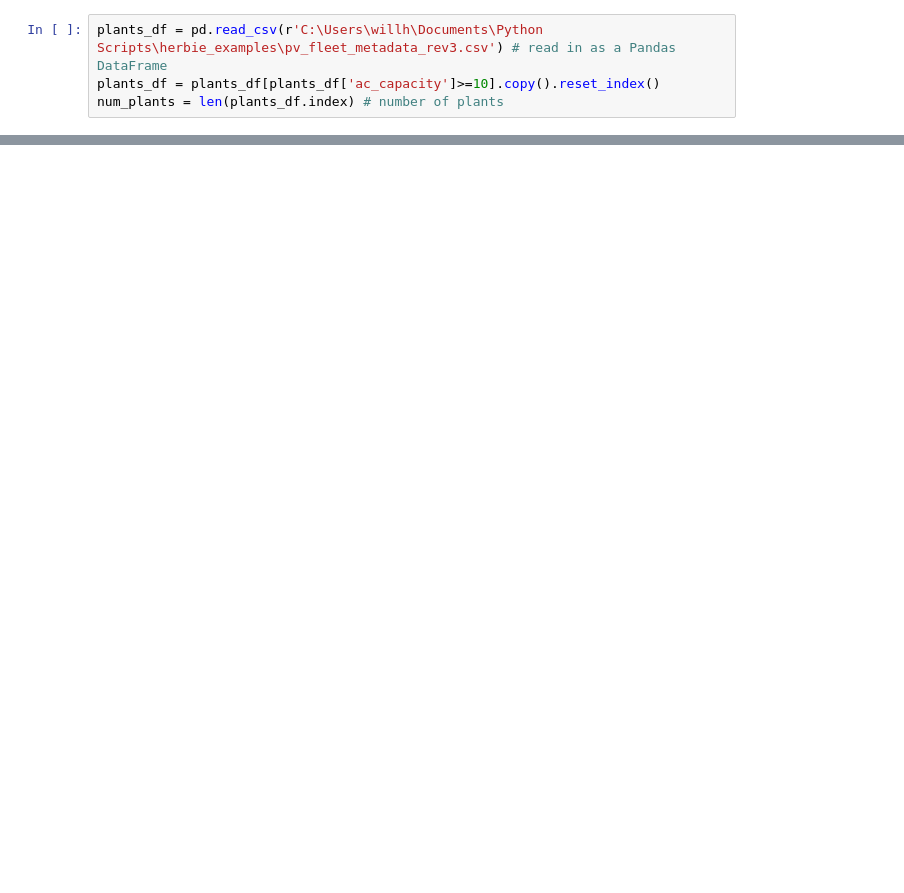
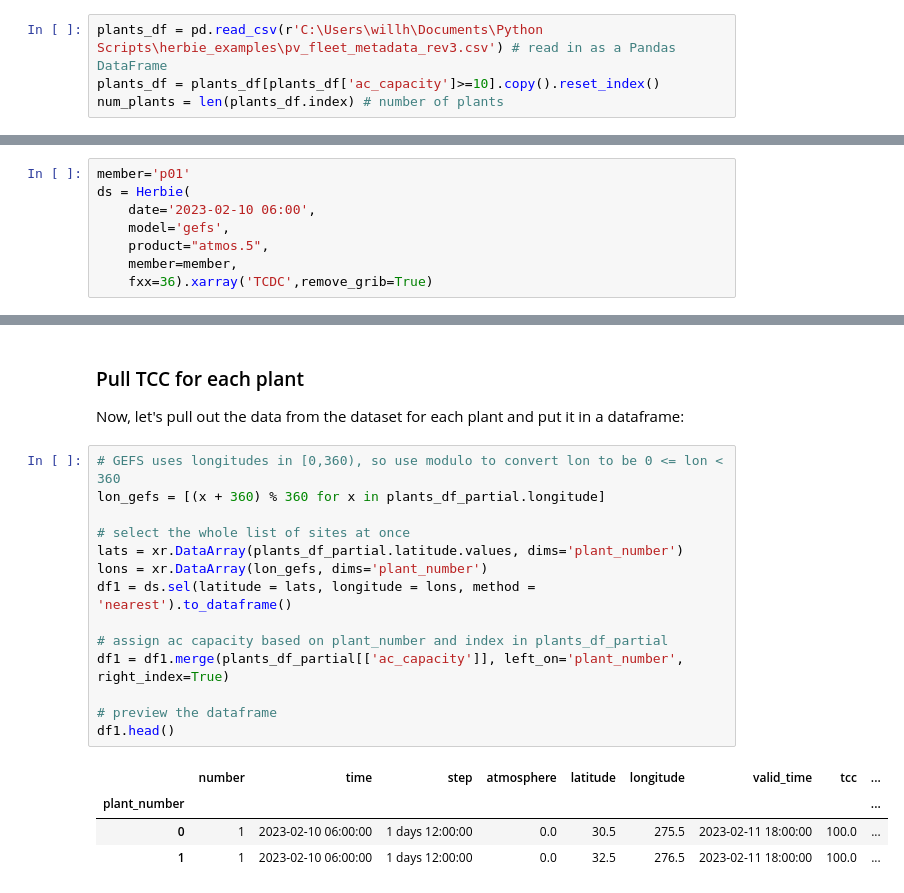
Before and after one commit to williamhobbs/solar-fleet-forecast-probability-tool, a Jupyter notebook: example_notebooks/05_ensemble_variation_in_cloud_cover.ipynb, the cells around one changed output, grey strips where cells are left out. Saved outputs shown, nothing was run; the diff lists cells and outputs as text; blank space fills up the shorter version.

```diff
--- a/example_notebooks/05_ensemble_variation_in_cloud_cover.ipynb
+++ b/example_notebooks/05_ensemble_variation_in_cloud_cover.ipynb
@@ -127,0 +43,8 @@ def get_tcc_fcast(init_time,fxx,plants_df,num_members=30,
+# %%
+member='p01'
+ds = Herbie(
+    date='2023-02-10 06:00',
+    model='gefs',
+    product="atmos.5",
+    member=member,
+    fxx=36).xarray('TCDC',remove_grib=True)
@@ -127,0 +91,22 @@ def get_tcc_fcast(init_time,fxx,plants_df,num_members=30,
+# %% [markdown]
+### Pull TCC for each plant
+Now, let's pull out the data from the dataset for each plant and put it in a dataframe:
+# %%
+# GEFS uses longitudes in [0,360), so use modulo to convert lon to be 0 <= lon < 360
+lon_gefs = [(x + 360) % 360 for x in plants_df_partial.longitude]
+
+# select the whole list of sites at once
+lats = xr.DataArray(plants_df_partial.latitude.values, dims='plant_number')
+lons = xr.DataArray(lon_gefs, dims='plant_number')
+df1 = ds.sel(latitude = lats, longitude = lons, method = 'nearest').to_dataframe()
+
+# assign ac capacity based on plant_number and index in plants_df_partial
+df1 = df1.merge(plants_df_partial[['ac_capacity']], left_on='plant_number', right_index=True)
+
+# preview the dataframe
+df1.head()
+# %% [output]
+|  | number | time | step | atmosphere | latitude | longitude | valid_time | tcc | ... |
+| plant_number |  |  |  |  |  |  |  |  | ... |
+| 0 | 1 | 2023-02-10 06:00:00 | 1 days 12:00:00 | 0.0 | 30.5 | 275.5 | 2023-02-11 18:00:00 | 100.0 | ... |
+| 1 | 1 | 2023-02-10 06:00:00 | 1 days 12:00:00 | 0.0 | 32.5 | 276.5 | 2023-02-11 18:00:00 | 100.0 | ... |
```
Also changed, not shown: parts of 36 cells of this notebook, 4 other files.
